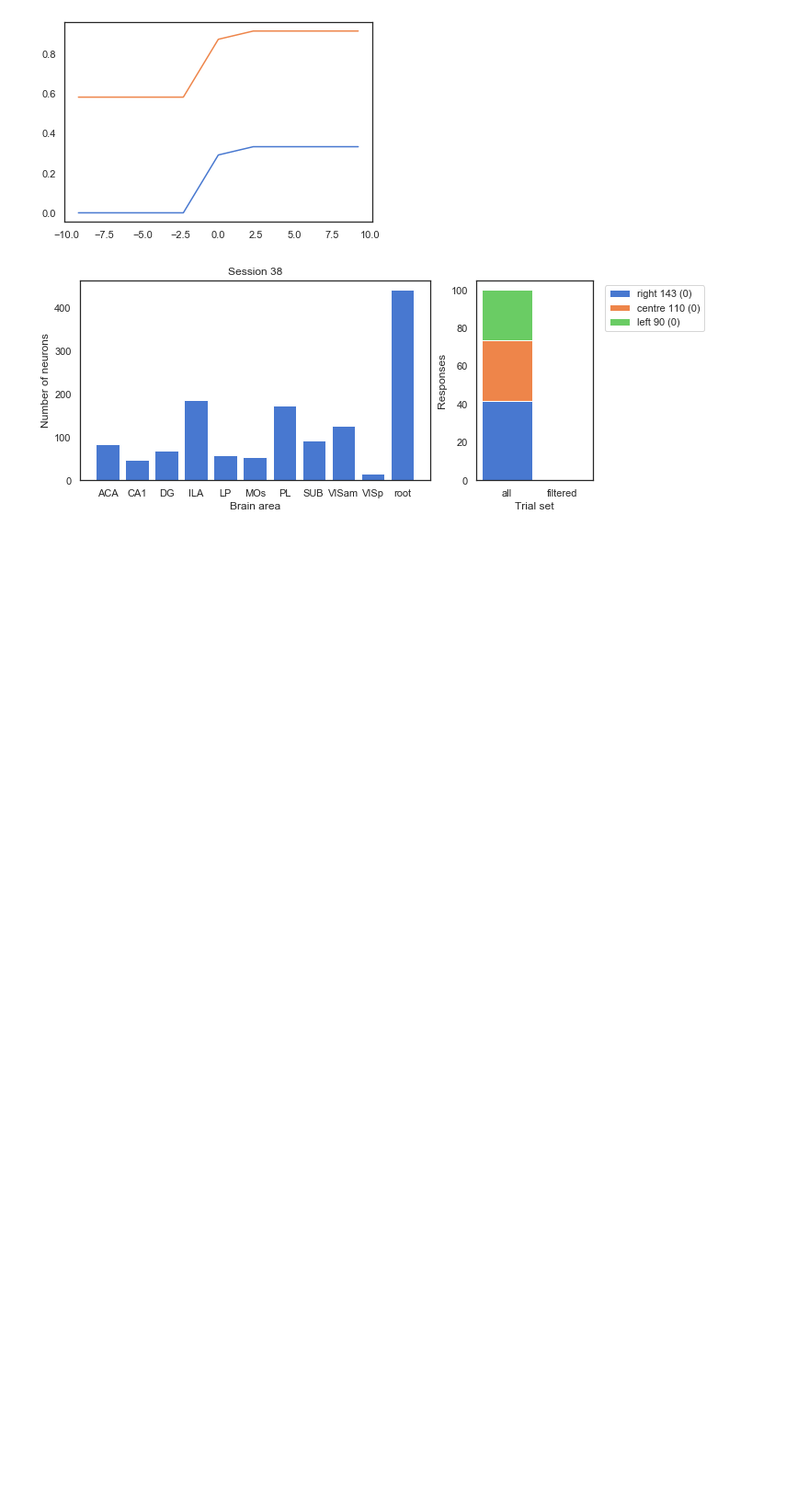
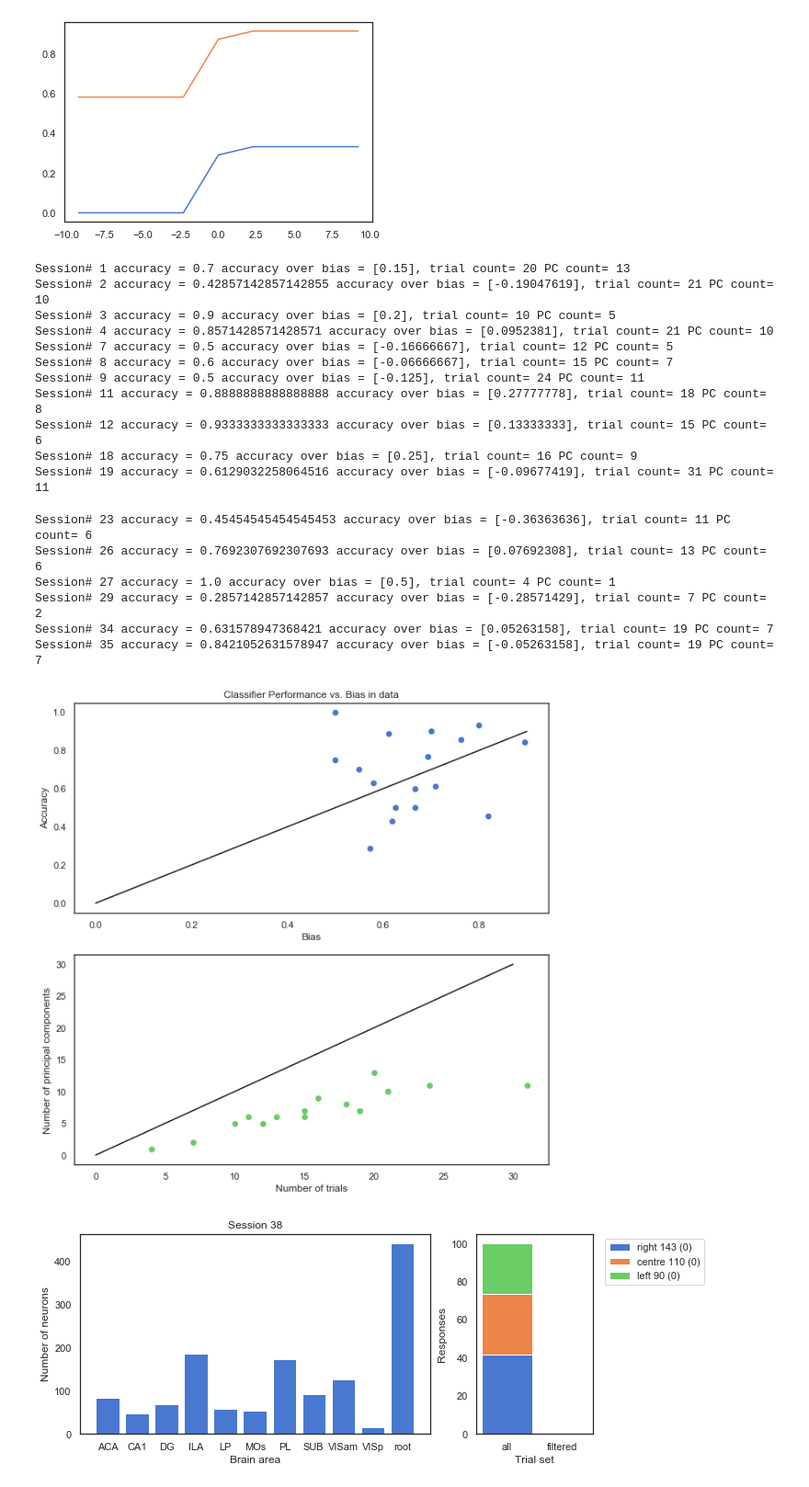
Before and after one commit to jorgeerrz/mistaken_mice, a Jupyter notebook: mistaken_mice.ipynb, the cells around one changed output. Shown at 92% size. Saved outputs shown, nothing was run; the diff lists cells and outputs as text; code cells hidden in the pictures; blank space fills up the shorter version.

```diff
--- a/mistaken_mice.ipynb
+++ b/mistaken_mice.ipynb
@@ -449,18 +449,51 @@ plt.plot(np.log(lams),accs)
 # %%
 from model_tester import test_model
 allb = ['ACA','ACB','APN', 'AUD', 'BLA', 'BMA', 'CA', 'CA1', 'CA2', 'CA3', 'CL', 'COA',
  'CP','DG','DP','EP','EPd','GPe','IC' ,'ILA', 'LD', 'LGd' ,'LH', 'LP', 'LS',
  'LSc','LSr','MB','MD','MEA','MG','MOp','MOs','MRN','MS','NB','OLF','ORB',
  'ORBm','OT','PAG','PIR','PL','PO','POL','POST','PT','RN','RSP','RT',
  'SCig','SCm','SCs','SCsg','SI','SNr','SPF','SSp','SSs','SUB','TH','TT',
  'VAL','VISa','VISam','VISl','VISp','VISpm','VISrl','VPL','VPM','ZI']
+
+
+regions = ["vis ctx", "thal", "hipp", "other ctx", "midbrain", "basal ganglia", "cortical subplate", "other"]
+brain_groups = [["VISa", "VISam", "VISl", "VISp", "VISpm", "VISrl"], # visual cortex
+                ["CL", "LD", "LGd", "LH", "LP", "MD", "MG", "PO", "POL", "PT", "RT", "SPF", "TH", "VAL", "VPL", "VPM"], # thalamus
+                ["CA", "CA1", "CA2", "CA3", "DG", "SUB", "POST"], # hippocampal
+                ["ACA", "AUD", "COA", "DP", "ILA", "MOp", "MOs", "OLF", "ORB", "ORBm", "PIR", "PL", "SSp", "SSs", "RSP"," TT"], # non-visual cortex
+                ["APN", "IC", "MB", "MRN", "NB", "PAG", "RN", "SCs", "SCm", "SCig", "SCsg", "ZI"], # midbrain
+                ["ACB", "CP", "GPe", "LS", "LSc", "LSr", "MS", "OT", "SNr", "SI"], # basal ganglia
+                ["BLA", "BMA", "EP", "EPd", "MEA"] # cortical subplate
+                ]
+
+
+
 sessions = [*range(0,37)]
-l2=None
+l2=1000000000000
 
-output = test_model(alldat,sessions=sessions,brain_areas=allb,unfair_only=True,chosey_only=True,nonzero_only=True,l2_penalty=l2,toweight=False,verbose=True)
+output = test_model(alldat,sessions=sessions,brain_areas=["VISa", "VISam", "VISl", "VISpm", "VISrl"],unfair_only=True,chosey_only=True,nonzero_only=True,l2_penalty=l2,toweight=False,verbose=True)
 
 
 plot_results(output)
+# %% [output]
+Session# 1 accuracy = 0.7 accuracy over bias = [0.15], trial count= 20 PC count= 13
+Session# 2 accuracy = 0.42857142857142855 accuracy over bias = [-0.19047619], trial count= 21 PC count= 10
+Session# 3 accuracy = 0.9 accuracy over bias = [0.2], trial count= 10 PC count= 5
+Session# 4 accuracy = 0.8571428571428571 accuracy over bias = [0.0952381], trial count= 21 PC count= 10
+Session# 7 accuracy = 0.5 accuracy over bias = [-0.16666667], trial count= 12 PC count= 5
+Session# 8 accuracy = 0.6 accuracy over bias = [-0.06666667], trial count= 15 PC count= 7
+Session# 9 accuracy = 0.5 accuracy over bias = [-0.125], trial count= 24 PC count= 11
+Session# 11 accuracy = 0.8888888888888888 accuracy over bias = [0.27777778], trial count= 18 PC count= 8
+Session# 12 accuracy = 0.9333333333333333 accuracy over bias = [0.13333333], trial count= 15 PC count= 6
+Session# 18 accuracy = 0.75 accuracy over bias = [0.25], trial count= 16 PC count= 9
+Session# 19 accuracy = 0.6129032258064516 accuracy over bias = [-0.09677419], trial count= 31 PC count= 11
+Session# 23 accuracy = 0.45454545454545453 accuracy over bias = [-0.36363636], trial count= 11 PC count= 6
+Session# 26 accuracy = 0.7692307692307693 accuracy over bias = [0.07692308], trial count= 13 PC count= 6
+Session# 27 accuracy = 1.0 accuracy over bias = [0.5], trial count= 4 PC count= 1
+Session# 29 accuracy = 0.2857142857142857 accuracy over bias = [-0.28571429], trial count= 7 PC count= 2
+Session# 34 accuracy = 0.631578947368421 accuracy over bias = [0.05263158], trial count= 19 PC count= 7
+Session# 35 accuracy = 0.8421052631578947 accuracy over bias = [-0.05263158], trial count= 19 PC count= 7
+[figure, added]
 # %%
 plot_session(alldat, 38, select_areas = None, unfair_only=True,chosey_only=True,nonzero_only=True)
 # %% [output]
```
Also changed, not shown: parts of 3 cells of this notebook, 2 other files.
